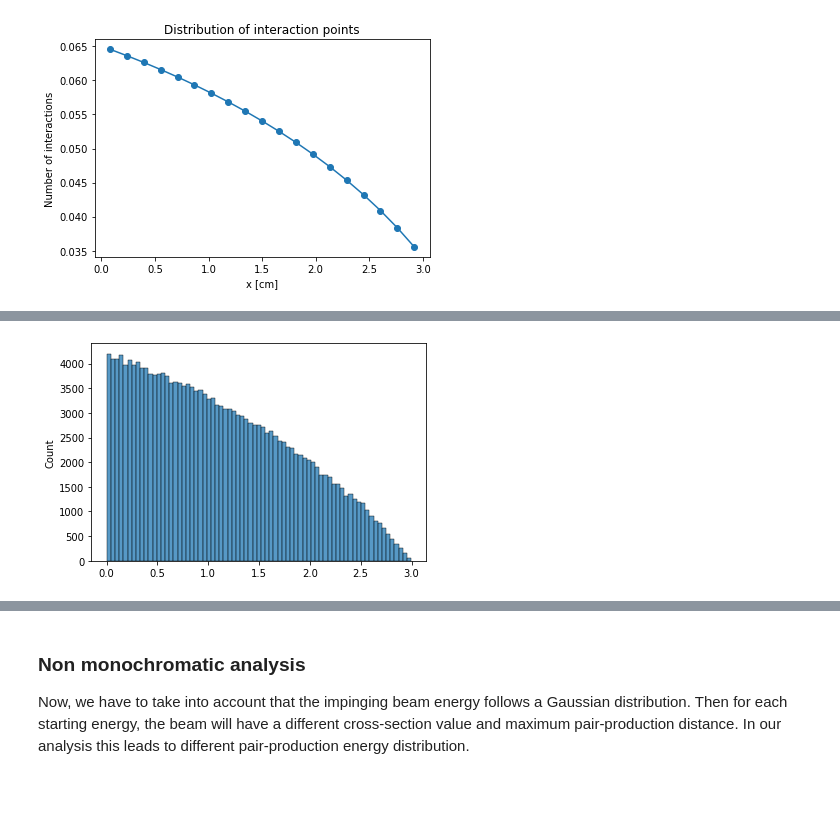
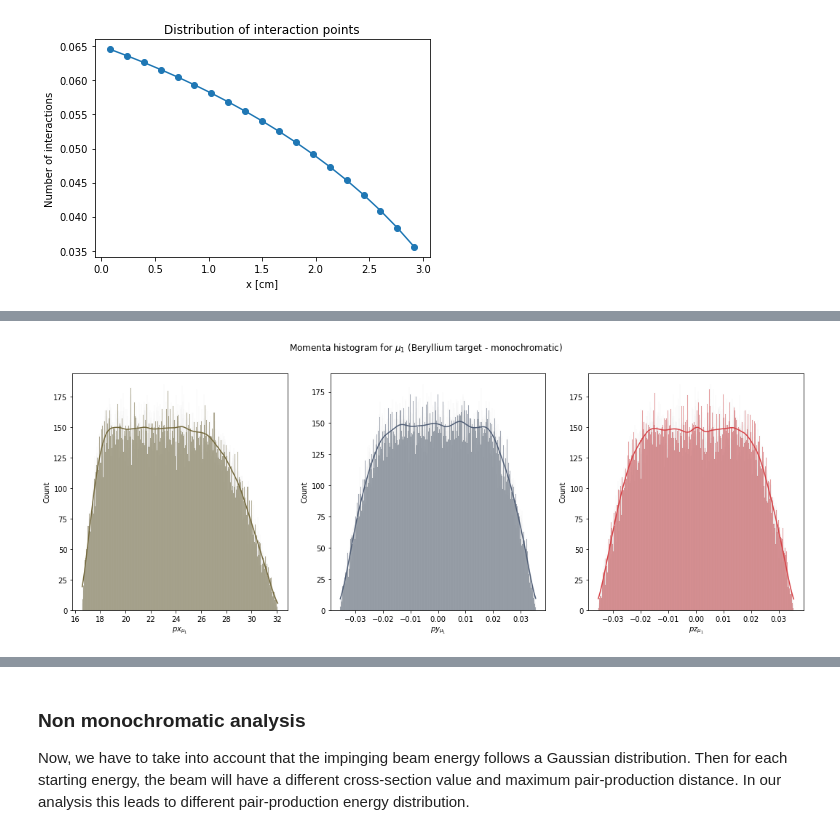
Before and after one commit to PhysicsOfData/LCP_projects_Y3, a Jupyter notebook: Project.ipynb, the cells around one changed output, grey strips where cells are left out. Saved outputs shown, nothing was run; the diff lists cells and outputs as text; code cells hidden in the pictures; blank space fills up the shorter version.

```diff
--- a/Project.ipynb
+++ b/Project.ipynb
@@ -184,7 +184,7 @@ for i in range(3):
                color = '#B0A084',
                label = 'Samples'
               )
-    ax[1][i].set_title('Angular distribution')
+    ax[1][i].set_title('Angular distribution in the CoM')
     ax[1][i].set_ylim(0,3000)
 
 random_num = np.random.rand(N)
@@ -579,11 +603,21 @@ We then choose a new value for the invariant mass $s = 225^2 \, MeV$, correspond
 # %%
 #s depending on x-coordinate (x)
 def s_bremss(x, E0):
-    '''This function computes the s variable depending on the initial energy E_0 and the position z'''
+    '''
+
+    This function computes the s variable depending on the initial energy E_0 and the position z
+
+    '''
+
     return 2 * m_e**2 + 2* E0 * np.exp(-x/rad_length) * m_e
 
 #cross section depending on x-coordinate (x)
 def sigma_bremss(x, E0):
-    '''sigma_bremss computes the cross section directly from the initial energy and position of interaction'''
+    '''
+
+    sigma_bremss computes the cross section directly from the initial energy and position of interaction
+
+    '''
+
     return sigma(s_bremss(x, E0))
 # %%
@@ -618,32 +673,55 @@ plt.show()
 # %%
-#accept-reject: points distribution
-
-pts_dbt = np.random.uniform( 0, x_max, 3*100000)
-check = np.random.uniform( func_pts_dbt(3), func_pts_dbt(0.16), 3*100000)
-accepted = pts_dbt[check < func_pts_dbt(pts_dbt)]
-
-sns.histplot(accepted) #Graph of point distribution (ok)
-plt.show()
-
+#accept-reject on previously accepted points according to cross section in each slice
 angles = np.random.uniform( 0, np.pi, len(accepted))
 ang_check = np.random.uniform(0, pf(s_bremss(accepted, E_0),np.pi/2), len(accepted))
 
 pd_df = pd.DataFrame(pd.Series(s_bremss(accepted, E_0)), columns = ['energies'])
 pd_df["angles"] = angles
 pd_df["emission_pt"] = accepted
 pd_df["check"]  = ang_check
 pd_df[r"$\theta^*$"]  = pd_df.angles[pd_df.check < pf(pd_df.energies, pd_df.angles)]
+
 pd_df = pd_df.dropna()
 
+#montecarlo simulation for the two muons momentum with respect to the previously accepted angles
 df = pd.DataFrame(mc_df_sampling(pd_df, m_e, m_muon).T,
                   columns = [
                               '$px_{\mu_1}$',
                               '$py_{\mu_1}$',
                               '$pz_{\mu_1}$',
                               '$px_{\mu_2}$',
                               '$py_{\mu_2}$',
                               '$pz_{\mu_2}$'
                              ]
                )
+
+#plots for muon_1
+
+fig, ax = plt.subplots(1,3, figsize = (18,6))
+
+#px
+sns.histplot(df['$px_{\mu_1}$']/1000,
+             ax = ax[0],
+             bins = int(np.sqrt(N)),
+             kde = True,
+             color = '#73683B'
+            )
+#py
+sns.histplot(df['$py_{\mu_1}$']/1000,
+             ax = ax[1],
+             bins = int(np.sqrt(N)),
+             kde = True,
+             color = '#4F5D75'
+            )
+#pz
+sns.histplot(df['$pz_{\mu_1}$']/1000,
+             ax = ax[2],
+             bins = int(np.sqrt(N)),
+             kde = True,
+             color = '#D64045'
+            )
+
+plt.suptitle('Momenta histogram for $\mu_1$ (Beryllium target - monochromatic)')
+plt.show()
 # %% [output]
-[figure, old version]
+[figure, new version]
```
Also changed, not shown: parts of 21 cells of this notebook.
